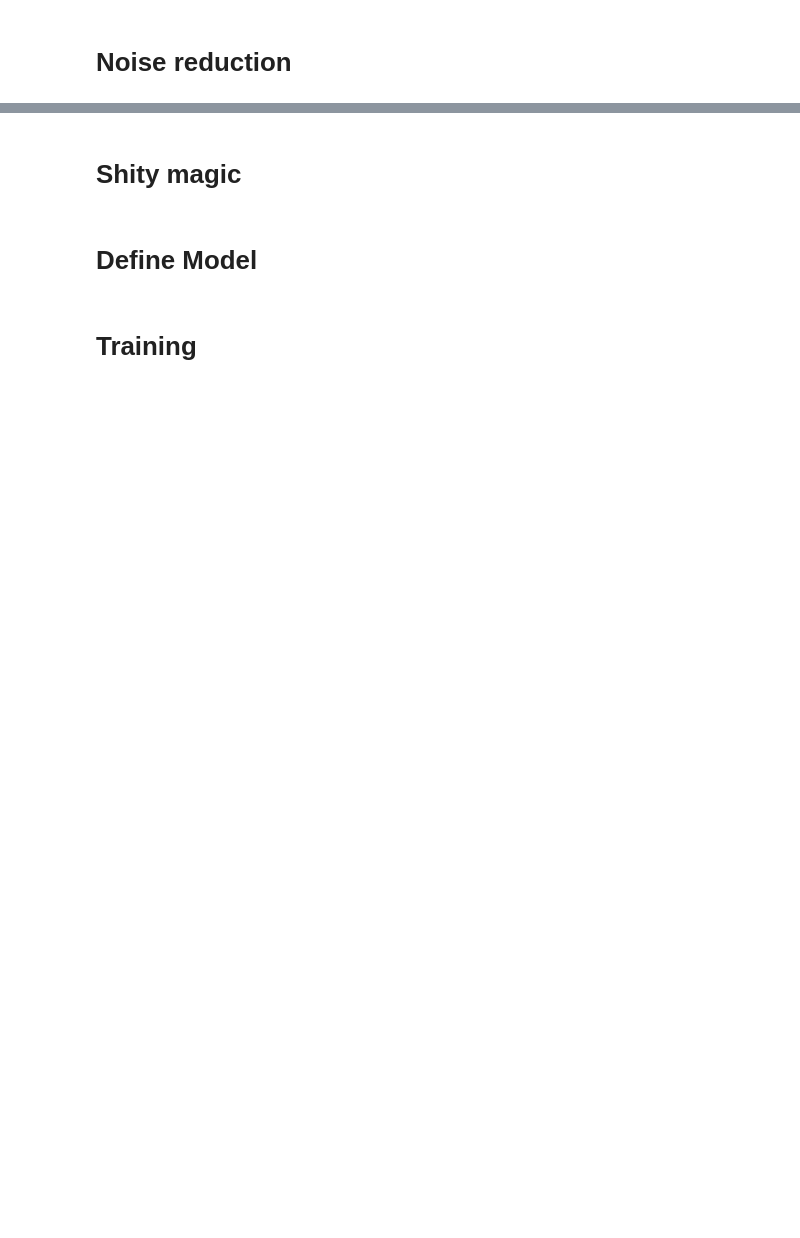
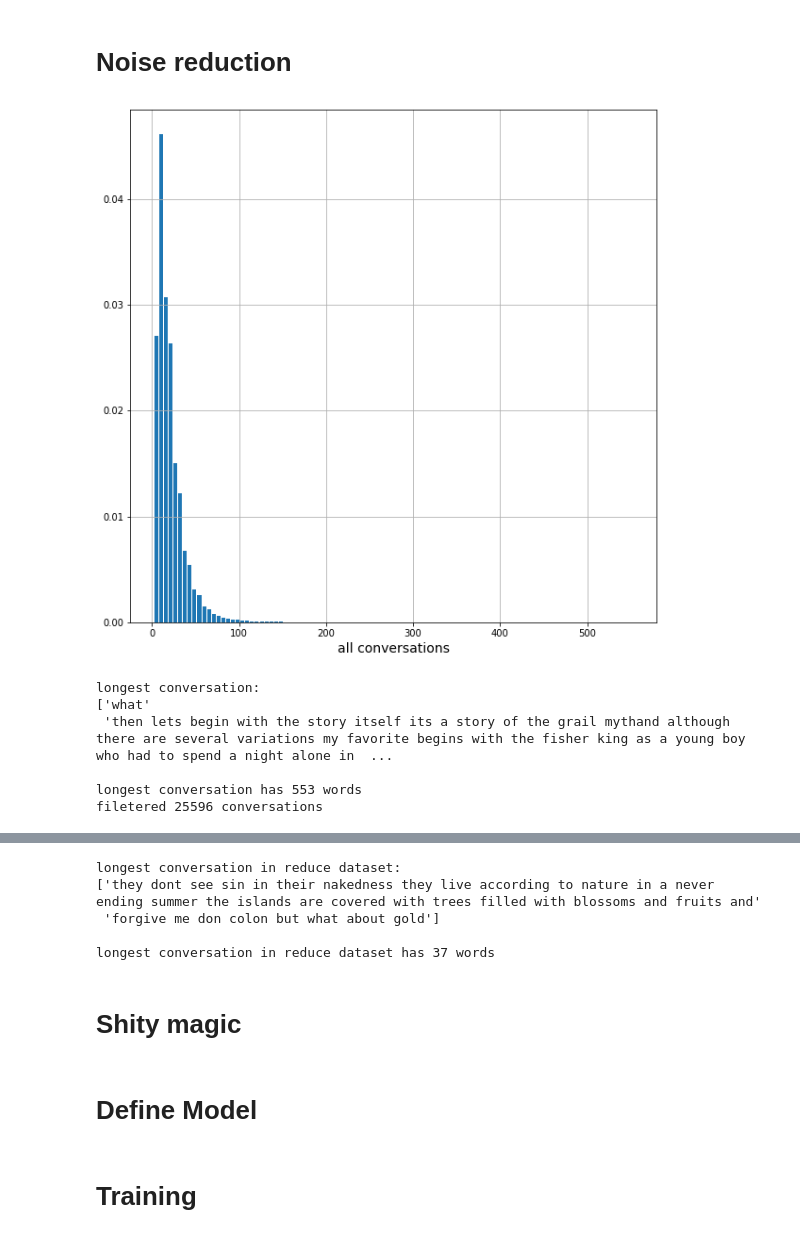
Before and after one commit to MartinBrisiak/seq2seq, a Jupyter notebook: sequential.ipynb, the cells around one changed output, grey strips where cells are left out. Drawn from its saved outputs; the diff is of its cells as text; code cells hidden in the pictures; blank space fills up the shorter version.

```diff
--- a/sequential.ipynb
+++ b/sequential.ipynb
@@ -94,14 +151,36 @@ for i in range(10):
 # %%
 hist, edges  = np.histogram([len(question.split(' ')) + len(answer.split(' ')) for question, answer in conversations_pairs], density=True, bins=100)
 center = (edges[:-1] + edges[1:]) / 2
 f, ax = plt.subplots(figsize=(10, 10))
+plt.xlabel('all conversations', fontsize=14)
 plt.bar(center, hist, align='center', width=(edges[1] - edges[0]) * .8)
+# plt.xlabel('xlabel', fontsize=18)
+# plt.ylabel('ylabel', fontsize=16)
 plt.grid()
 plt.show()
 
 longest_converastion = conversations_pairs[np.array([len(question.split(' ')) + len(answer.split(' ')) for question, answer in conversations_pairs]).argmax()]
 print("longest conversation: \n{}".format(longest_converastion))
 print("\nlongest conversation has {} words".format(len(longest_converastion[0].split(' ')) + len(longest_converastion[1].split(' '))))
 max_conversation_lenght = 38  # maximum alowed converastion lenght in words
 clensed_conversations = np.array([conversation_pair for conversation_pair in conversations_pairs  if (len(conversation_pair[0].split(' ')) + len(conversation_pair[1].split(' '))) < max_conversation_lenght])
-print("filetered {} conversations".format(len(conversations_pairs) - len(clensed_conversations)))
+print("filetered {} conversations\n".format(len(conversations_pairs) - len(clensed_conversations)))
+
+hist, edges  = np.histogram([len(question.split(' ')) + len(answer.split(' ')) for question, answer in clensed_conversations], density=True, bins=100)
+center = (edges[:-1] + edges[1:]) / 2
+f, ax = plt.subplots(figsize=(10, 10))
+plt.bar(center, hist, align='center', width=(edges[1] - edges[0]) * .8)
+plt.xlabel('reduced conversations', fontsize=14)
+plt.grid()
+plt.show()
+longest_converastion = clensed_conversations[np.array([len(question.split(' ')) + len(answer.split(' ')) for question, answer in clensed_conversations]).argmax()]
+print("longest conversation in reduce dataset: \n{}".format(longest_converastion))
+print("\nlongest conversation in reduce dataset has {} words".format(len(longest_converastion[0].split(' ')) + len(longest_converastion[1].split(' '))))
+# %% [output]
+[figure, added]
+longest conversation:
+['what'
+ 'then lets begin with the story itself its a story of the grail mythand although there are several variations my favorite begins with the fisher king as a young boy who had to spend a night alone in  ...
+
+longest conversation has 553 words
+filetered 25596 conversations
@@ -108,3 +188,8 @@ print("filetered {} conversations".format(len(conversations_pairs) - len(clensed
+longest conversation in reduce dataset:
+['they dont see sin in their nakedness they live according to nature in a never ending summer the islands are covered with trees filled with blossoms and fruits and'
+ 'forgive me don colon but what about gold']
+
+longest conversation in reduce dataset has 37 words
 # %% [markdown]
 # Shity magic
 # %%
```
Also changed, not shown: parts of 6 cells of this notebook.
